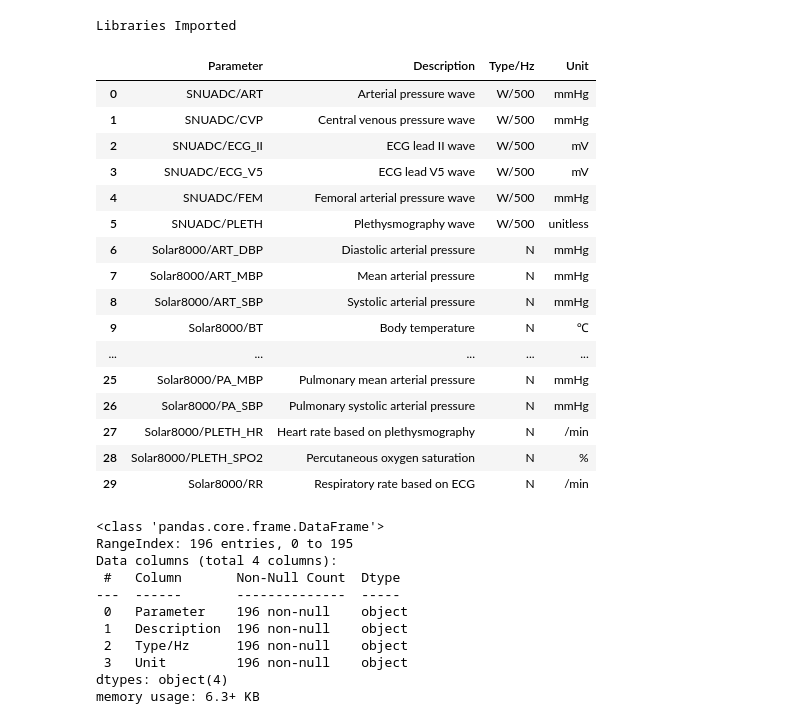
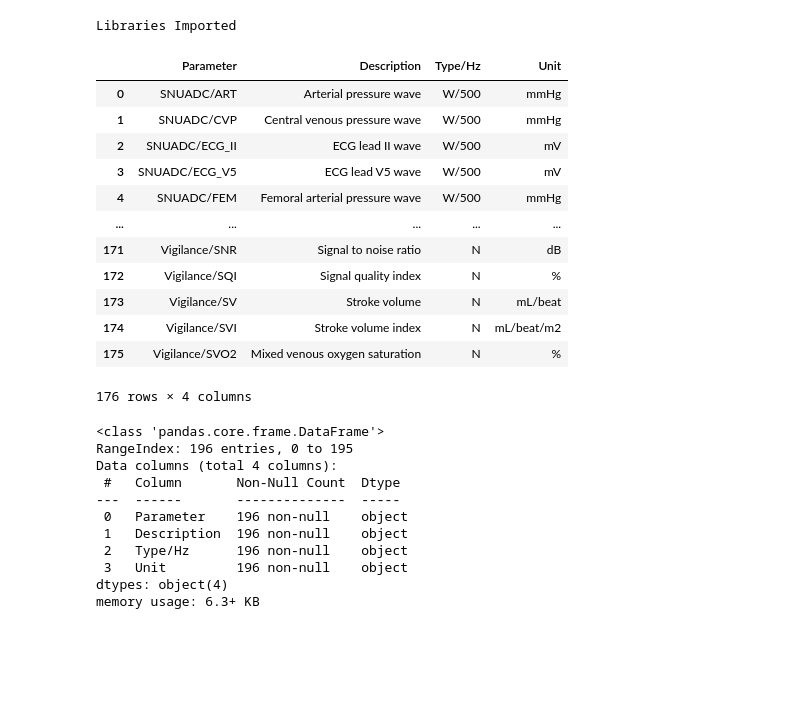
Before and after one commit to sonjababac/Data-Science-for-EWS-in-Postoperative-Care-PhD-year-1, a Jupyter notebook: VitalDB/VitalDB_data_analysis/data analysis VitalDB track names.ipynb, the cells around one changed output. Drawn from its saved outputs; the diff is of its cells as text; code cells hidden in the pictures; blank space fills up the shorter version.

```diff
--- a/VitalDB/VitalDB_data_analysis/data analysis VitalDB track names.ipynb
+++ b/VitalDB/VitalDB_data_analysis/data analysis VitalDB track names.ipynb
@@ -17,25 +17,21 @@ Libraries Imported
 # %%
 df_vitalDB_track_names = pd.read_csv('C:\\Users\\20181588\\Desktop\\data\\vitaldb-a-high-fidelity-multi-parameter-vital-signs-database-in-surgical-patients-1.0.0\\vitaldb-a-high-fidelity-multi-parameter-vital-signs-database-in-surgical-patients-1.0.0\\track_names.csv')
 # %%
-df_vitalDB_track_names.head(30)
+df_vitalDB_track_names.head(-20)
 # %% [output]
 |  | Parameter | Description | Type/Hz | Unit |
 | 0 | SNUADC/ART | Arterial pressure wave | W/500 | mmHg |
 | 1 | SNUADC/CVP | Central venous pressure wave | W/500 | mmHg |
 | 2 | SNUADC/ECG_II | ECG lead II wave | W/500 | mV |
 | 3 | SNUADC/ECG_V5 | ECG lead V5 wave | W/500 | mV |
 | 4 | SNUADC/FEM | Femoral arterial pressure wave | W/500 | mmHg |
-| 5 | SNUADC/PLETH | Plethysmography wave | W/500 | unitless |
-| 6 | Solar8000/ART_DBP | Diastolic arterial pressure | N | mmHg |
-| 7 | Solar8000/ART_MBP | Mean arterial pressure | N | mmHg |
-| 8 | Solar8000/ART_SBP | Systolic arterial pressure | N | mmHg |
-| 9 | Solar8000/BT | Body temperature | N | ℃ |
 | ... | ... | ... | ... | ... |
-| 25 | Solar8000/PA_MBP | Pulmonary mean arterial pressure | N | mmHg |
-| 26 | Solar8000/PA_SBP | Pulmonary systolic arterial pressure | N | mmHg |
-| 27 | Solar8000/PLETH_HR | Heart rate based on plethysmography | N | /min |
-| 28 | Solar8000/PLETH_SPO2 | Percutaneous oxygen saturation | N | % |
-| 29 | Solar8000/RR | Respiratory rate based on ECG | N | /min |
+| 171 | Vigilance/SNR | Signal to noise ratio | N | dB |
+| 172 | Vigilance/SQI | Signal quality index | N | % |
+| 173 | Vigilance/SV | Stroke volume | N | mL/beat |
+| 174 | Vigilance/SVI | Stroke volume index | N | mL/beat/m2 |
+| 175 | Vigilance/SVO2 | Mixed venous oxygen saturation | N | % |
+176 rows × 4 columns
 # %%
 df_vitalDB_track_names.info()
 # %% [output]
```
Also changed, not shown: 10 other files.
